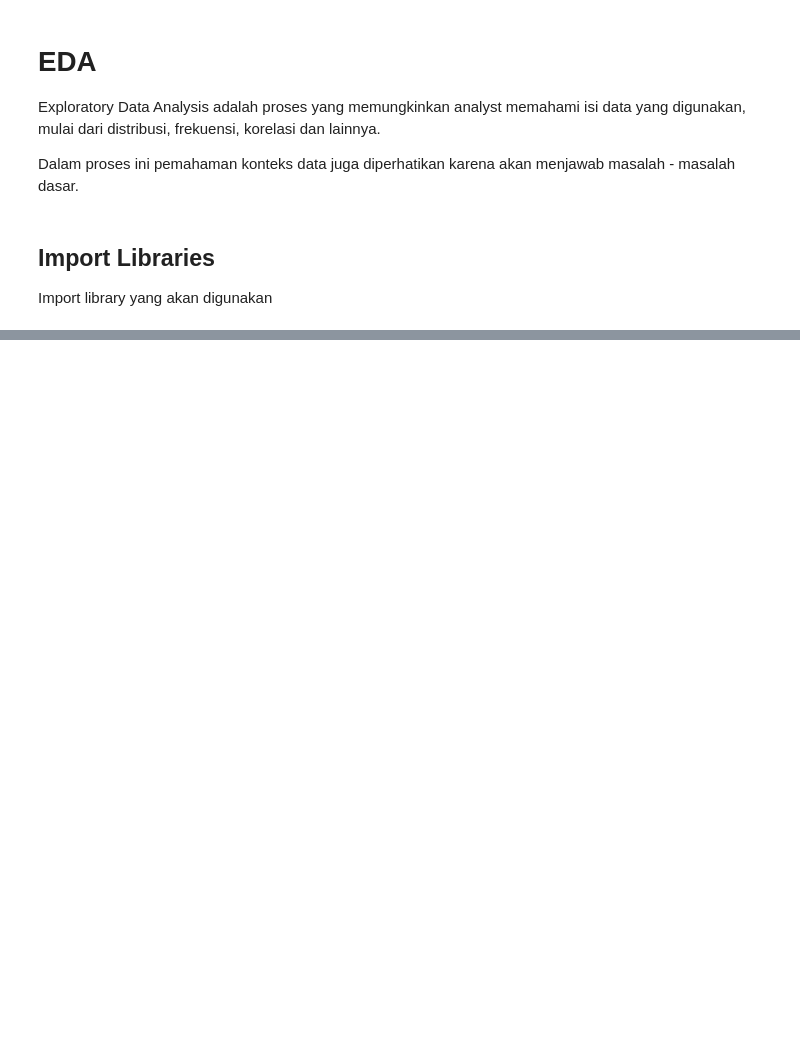
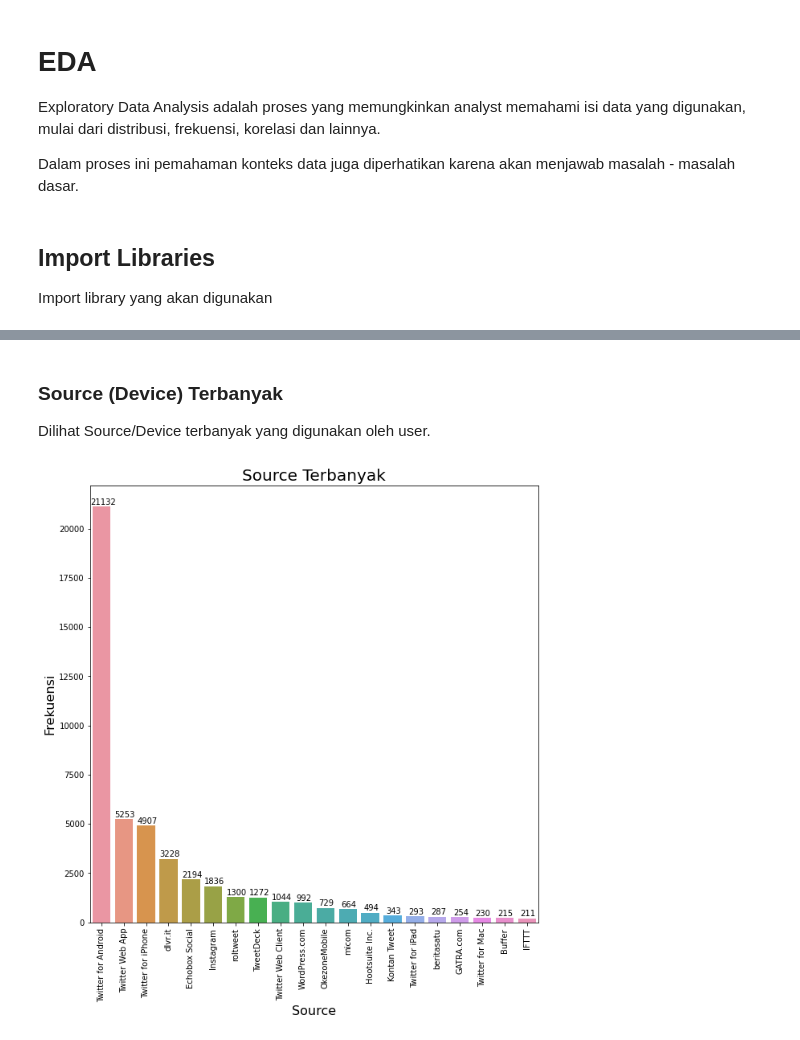
Before and after one commit to Hyuto/Analisis-Sentimen-Corona-DKI-Jakarta, a Jupyter notebook: notebook/ADE.ipynb, the cells around one changed output, grey strips where cells are left out. Cells and saved outputs as stored; diff of their text form; code cells hidden in the pictures; blank space fills up the shorter version.

```diff
--- a/notebook/ADE.ipynb
+++ b/notebook/ADE.ipynb
@@ -219,0 +136,22 @@ plt.show()
+# %% [markdown]
+### Source (Device) Terbanyak
+
+Dilihat Source/Device terbanyak yang digunakan oleh user.
+# %%
+# Source count
+source = data["source"].groupby(data["source"]).count()
+source = pd.DataFrame({"source": source.index.tolist(), "frekuensi": source.values})
+source = source.sort_values(by="frekuensi", ascending=False)
+
+# Plot 20 Source terbanyak
+plt.figure(figsize=(10, 10))
+sns.barplot(data=source.head(20), x="source", y="frekuensi")
+for i, v in enumerate(source.head(20)["frekuensi"].tolist()):
+    plt.text(i - len(str(v)) / 10, v + 100, str(v), fontsize=10)
+plt.title("Source Terbanyak", fontsize=20)
+plt.xticks(rotation=90)
+plt.xlabel("Source", fontsize=16)
+plt.ylabel("Frekuensi", fontsize=16)
+plt.show()
+# %% [output]
+[figure, added]
```
Also changed, not shown: parts of 40 cells of this notebook, 4 other files.
